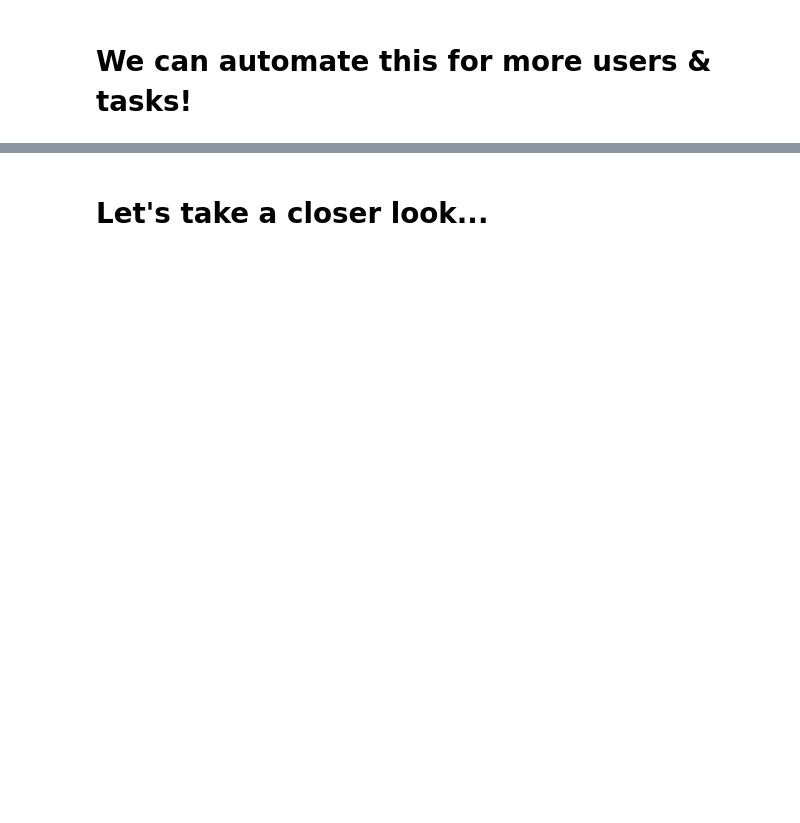
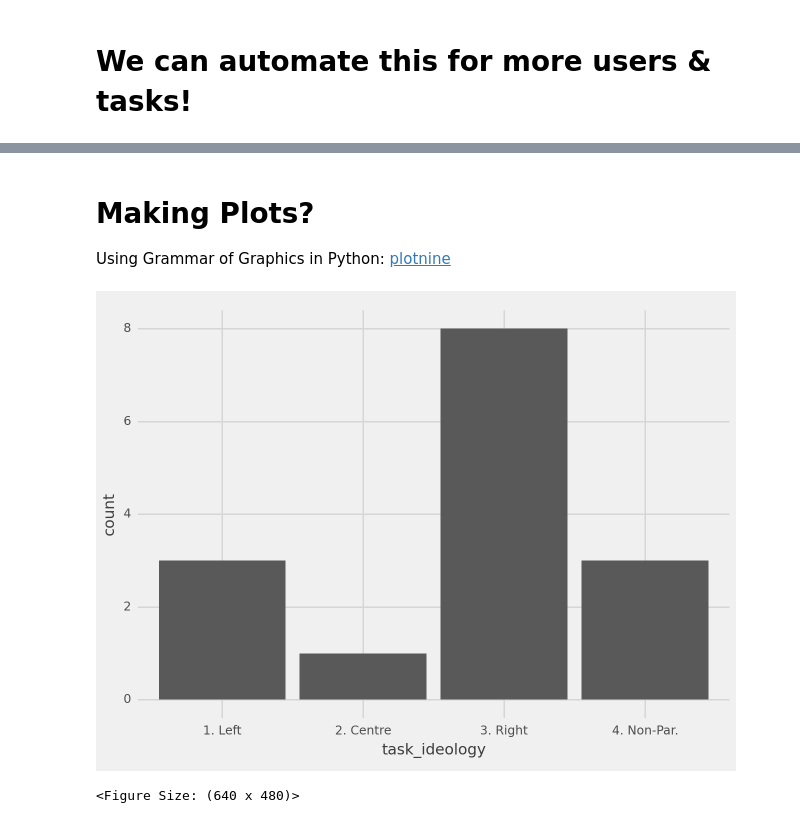
Before and after one commit to mickaeltemporao/workshop-ai-augmented-data, a Jupyter notebook: notebooks/03-ai-driven-data-augmentation.ipynb, the cells around one changed output, grey strips where cells are left out. Drawn from its saved outputs; the diff is of its cells as text; code cells hidden in the pictures; blank space fills up the shorter version.

```diff
--- a/notebooks/03-ai-driven-data-augmentation.ipynb
+++ b/notebooks/03-ai-driven-data-augmentation.ipynb
@@ -204,0 +239,4 @@ main()
+# %%
+# Focus only on the newly created columns
+cols = ['task_ideology']
+df[cols]
@@ -207,7 +284,3 @@ df
-# %%
-vars = df.columns[df.columns.str.contains('task')]
-df[vars] = df[vars].apply(pd.to_numeric)
 # %%
-df[vars] = df[vars].astype('category')
+df[cols] = df[cols].apply(pd.to_numeric)
+#.astype('category')
-# %% [markdown]
-# Let's take a closer look...
@@ -227,0 +287,4 @@ alt.Chart(df).mark_bar().encode(
+# %% [markdown]
+# Making Plots?
+
+Using Grammar of Graphics in Python: [plotnine](https://plotnine.org/)
@@ -227,0 +294,10 @@ alt.Chart(df).mark_bar().encode(
+# %%
+# Let's make a bar plot
+(
+    ggplot(df)
+    + geom_bar(aes(x="task_ideology"))
+    + theme_538()
+)
+# %% [output]
+[figure, added]
+<Figure Size: (640 x 480)>
```
Also changed, not shown: parts of 21 cells of this notebook.
